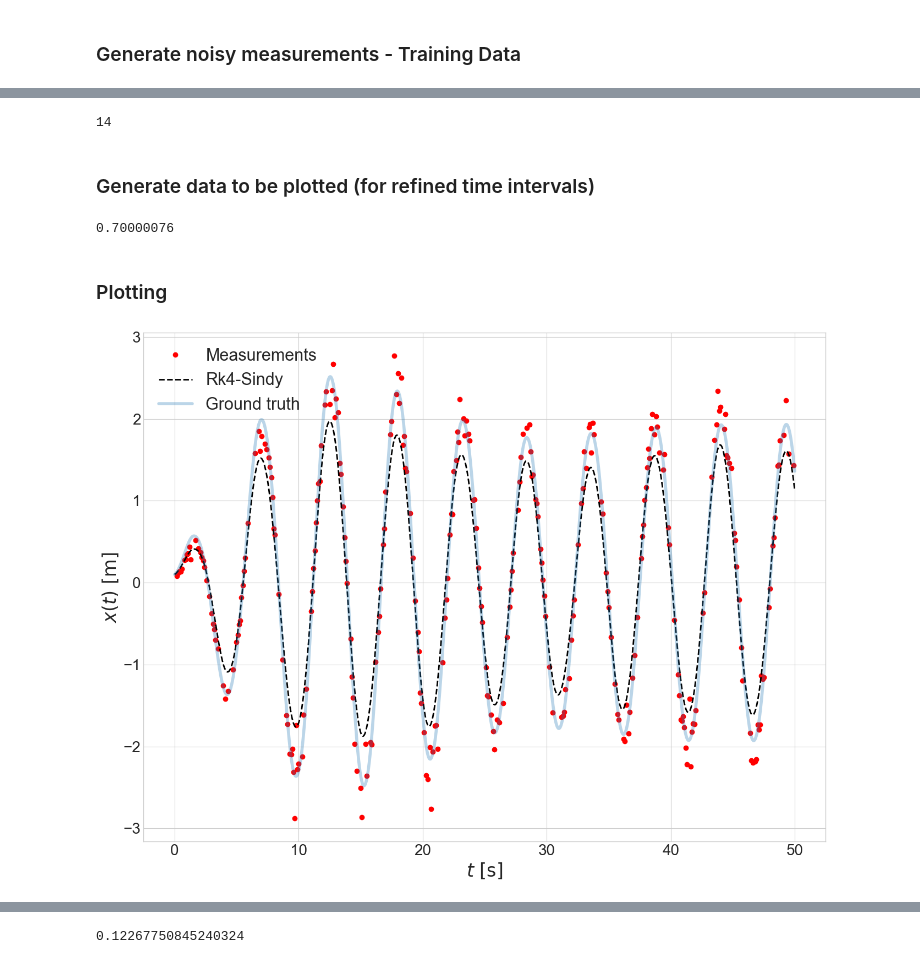
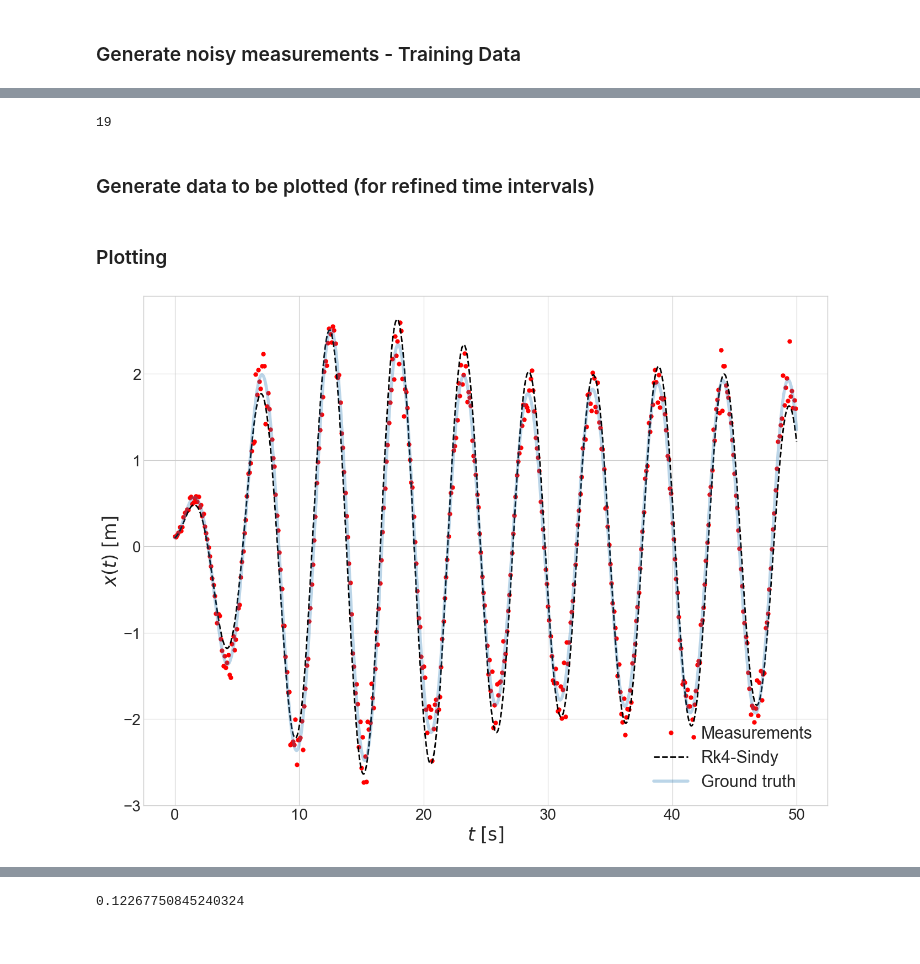
Before and after one commit to xristosl0610/PhI-SINDy, a Jupyter notebook: current/RK4SINDy_CL_identify_force.ipynb, the cells around one changed output, grey strips where cells are left out. Saved outputs shown, nothing was run; the diff lists cells and outputs as text; code cells hidden in the pictures.

Commit message:
New runs and noisy input

```diff
--- a/current/RK4SINDy_CL_identify_force.ipynb
+++ b/current/RK4SINDy_CL_identify_force.ipynb
@@ -210,27 +211,32 @@ class parameters:
     # save_model_path: str = "./Results/SDOF_free_vibration/"
     save_model_path: str = "./Results/Refactored/"
     weightdecay: float = 0.0
-    NumInitial: int = 1
-    dim_x: int = 2
     timefinal: float = 50.0
-    timestep: float = 1e-1
+    timestep: float = 5e-3
     normalize: bool = False
     tol_coeffs: float = 5e-2
-    poly_order: int = 2
-    tikz_save: bool = False
     noise_level: float = 1e-1
+    noisy_input_flag: bool = True
+    omega: float = 1.0
+    zeta: float = 0.05
+    omega_noise: float = 5e-2
+    zeta_noise: float = 2e-1
     model: str = "friction" # "free", "forced", "friction"
     forcing_freq: float = 1.2
     friction_ratio: float = 0.2
 
 Params = parameters()
 
+if Params.noisy_input_flag:
+    Params.omega = np.random.normal(loc=Params.omega, scale=Params.omega_noise)
+    Params.zeta = np.random.normal(loc=Params.zeta, scale=Params.zeta_noise)
+
 os.makedirs(os.path.dirname(Params.save_model_path), exist_ok=True)
 # %% [markdown]
 <h3> Generate noisy measurements - Training Data
 # %%
 ts = np.arange(0, Params.timefinal, Params.timestep)
-ts = np.sort(np.random.choice(ts, size=(300,), replace=False))
+# ts = np.sort(np.random.choice(ts, size=(int(ts.size / 2),), replace=False))
 
 # Initial condition and simulation time
 x0 = [0.1, 0.1]
@@ -248,7 +254,7 @@ x = np.random.normal(loc=x, scale=Params.noise_level * np.abs(x), size=x.shape)
 train_dset = T.tensor(x).float()
 times = T.tensor(ts).unsqueeze(1).float()
 
-phases = np.arange(1., 2.01, 0.2)
+phases = np.arange(1., 2.01, 0.1)
 # no_of_terms = harmonic_force_features(times[:2], phases=phases).shape[1]
 # no_of_terms = exp_force_features(times[:2], phases=phases).shape[1]
 no_of_terms = generic_force_features(train_dset[:2], times[:2], phases=phases).shape[1]
@@ -279,15 +290,16 @@ array([[ 0.       ],
 # %%
 no_of_terms
 # %% [output]
-14
+19
 # %% [markdown]
 <h3>Generate data to be plotted (for refined time intervals)
 # %%
-ts_refine = np.arange(0, Params.timefinal, 1e-2)
+# ts_refine = np.arange(0, Params.timefinal, 1e-2)
+ts_refine = ts
 
 # learnt_deri = lambda t, z: (np.array([z[1], -0.1 * z[1] - z[0] + harmonic_force_features(t, phases=phases, torchFlag=False) @ Learned_Coeffs]))
 # learnt_deri = lambda t, z: (np.array([z[1], -0.1 * z[1] - z[0] - Params.friction_ratio * np.sign(z[1]) + harmonic_force_features(t, phases=phases, torchFlag=False) @ Learned_Coeffs]))
-learnt_deri = lambda t, z: (np.array([z[1], -0.1 * z[1] - z[0] - Params.friction_ratio * np.sign(z[1]) + generic_force_features(np.expand_dims(z, axis=0), t, phases=phases, torchFlag=False) @ Learned_Coeffs]))
+learnt_deri = lambda t, z: (np.array([z[1], - 2 * Params.zeta * Params.omega * z[1] - Params.omega ** 2 * z[0] - Params.friction_ratio * np.sign(z[1]) + generic_force_features(np.expand_dims(z, axis=0), t, phases=phases, torchFlag=False) @ Learned_Coeffs]))
 # learnt_deri = lambda t, z: (np.array([z[1], generic_force_features(np.expand_dims(z, axis=0), t, phases=phases, torchFlag=False) @ Learned_Coeffs]))
 # sol = solve_ivp(lambda t, x: sdof_harmonic(x, t, Params.forcing_freq), t_span=[ts_refine[0], ts_refine[-1]], y0=x0, t_eval=ts_refine)
 sol = solve_ivp(lambda t, x: sdof_friction(x, t, Params.friction_ratio, Params.forcing_freq), t_span=[ts_refine[0], ts_refine[-1]], y0=x0, t_eval=ts_refine)
@@ -296,29 +308,25 @@ x_refine = np.transpose(sol.y)
 
 sol_learnt = solve_ivp(learnt_deri, [ts_refine[0], ts_refine[-1]], x0, t_eval=ts_refine,)
 x_learnt = np.transpose(sol_learnt.y)
-# %%
-np.diff(times, axis=0).max()
-# %% [output]
-0.70000076
 # %% [markdown]
 <h3>Plotting
 # %%
 plt.figure(figsize=(16,12))
 
-plt.plot(ts, x[:, 0], "ro", markersize=6, label="Measurements")
+plt.plot(ts[::20], x[::20, 0], "ro", markersize=5, label="Measurements")
 plt.plot(ts_refine, x_learnt[:, 0], "k--", linewidth=2, label="Rk4-Sindy")
 plt.plot(ts_refine, x_refine[:, 0], alpha=0.3, linewidth=4, label="Ground truth")
 
 plt.legend(fontsize=22)#, bbox_to_anchor=(1., 0.6))#, loc='upper right')
 plt.xlabel(r"$t \, \, \mathrm{[s]}$", fontsize=24)
 plt.ylabel(r"$x(t) \, \, \mathrm{[m]}$", fontsize=24)
 
 plt.xticks(fontsize=20)
 plt.yticks(fontsize=20)
 
 plt.show()
 # %% [output]
-[figure, old version]
+[figure, new version]
 # %%
 plt.figure(figsize=(16,12))
 
```
Also changed, not shown: parts of 4 cells of this notebook, 14 other files.
